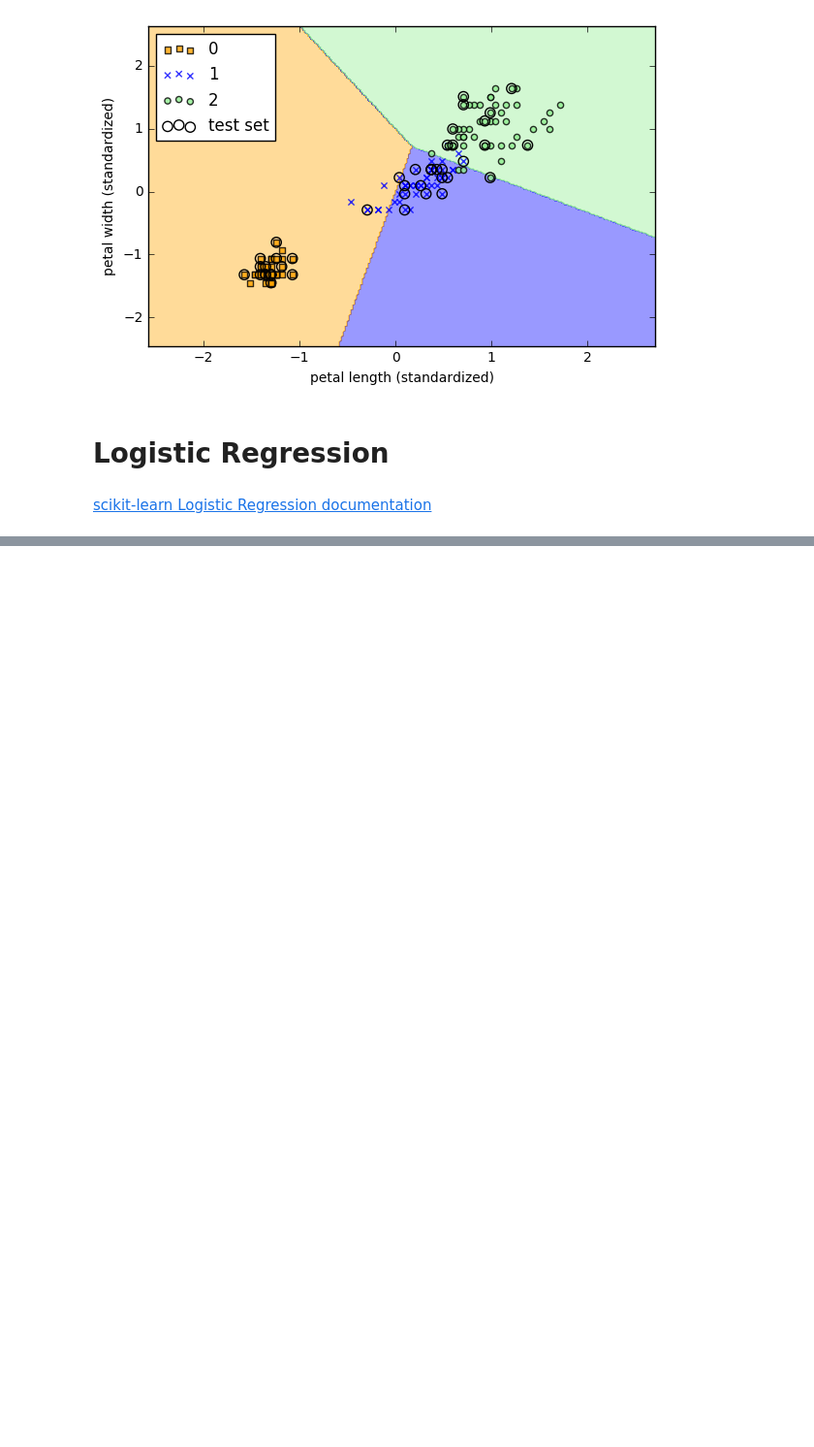
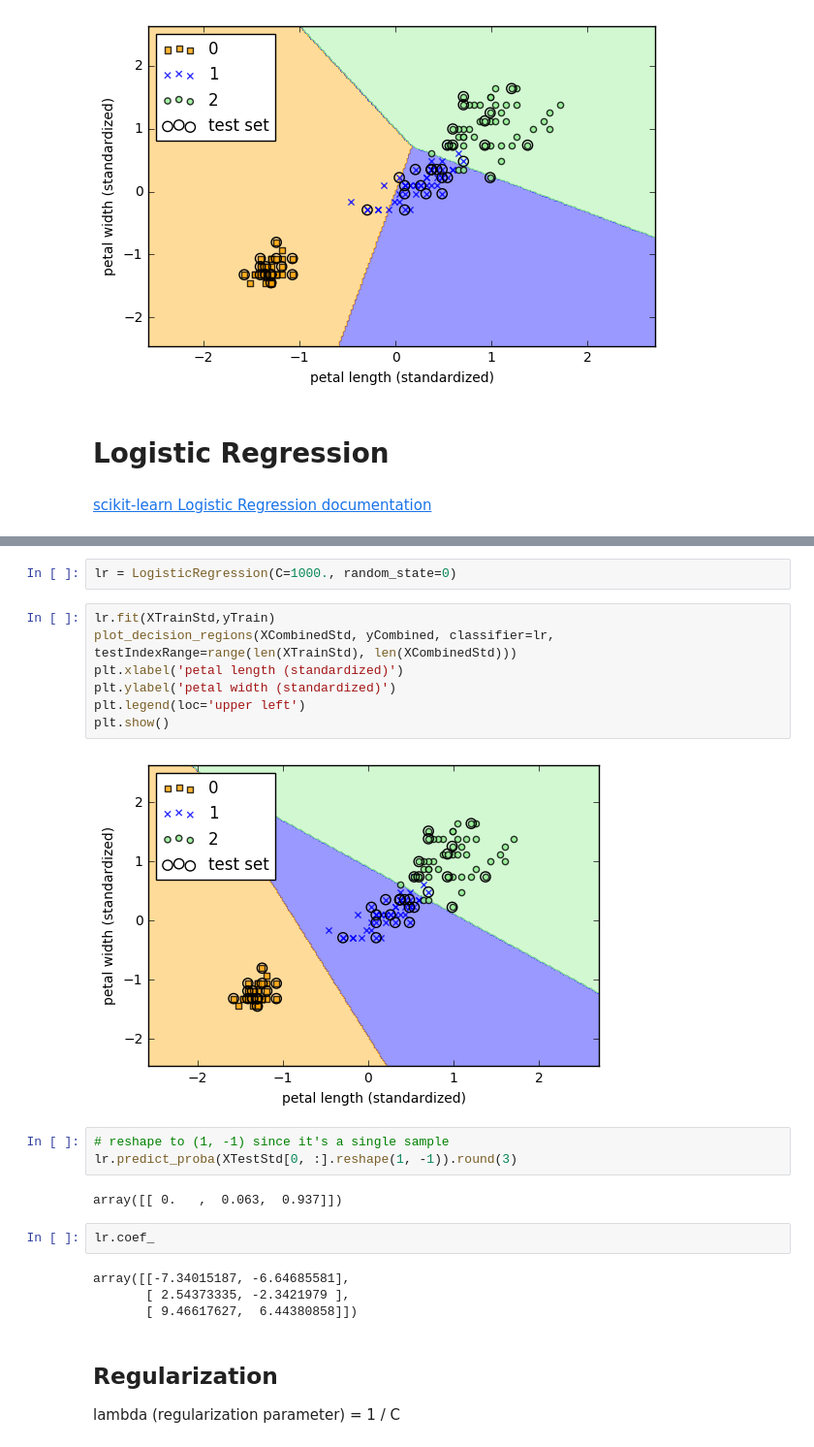
Before and after one commit to asbhat/ml-notebooks, a Jupyter notebook: scikit-learn-classifiers/Classification (scikit-learn).ipynb, the cells around one changed output, grey strips where cells are left out. Shown at 97% size. Cells and saved outputs as stored; diff of their text form; blank space fills up the shorter version.

```diff
--- a/scikit-learn-classifiers/Classification (scikit-learn).ipynb
+++ b/scikit-learn-classifiers/Classification (scikit-learn).ipynb
@@ -91,0 +125,26 @@ plt.show()
+# %%
+lr = LogisticRegression(C=1000., random_state=0)
+# %%
+lr.fit(XTrainStd,yTrain)
+plot_decision_regions(XCombinedStd, yCombined, classifier=lr, testIndexRange=range(len(XTrainStd), len(XCombinedStd)))
+plt.xlabel('petal length (standardized)')
+plt.ylabel('petal width (standardized)')
+plt.legend(loc='upper left')
+plt.show()
+# %% [output]
+[figure, added]
+# %%
+# reshape to (1, -1) since it's a single sample
+lr.predict_proba(XTestStd[0, :].reshape(1, -1)).round(3)
+# %% [output]
+array([[ 0.   ,  0.063,  0.937]])
+# %%
+lr.coef_
+# %% [output]
+array([[-7.34015187, -6.64685581],
+       [ 2.54373335, -2.3421979 ],
+       [ 9.46617627,  6.44380858]])
+# %% [markdown]
+## Regularization ##
+
+lambda (regularization parameter) = 1 / C
```
Also changed, not shown: parts of 7 cells of this notebook.
